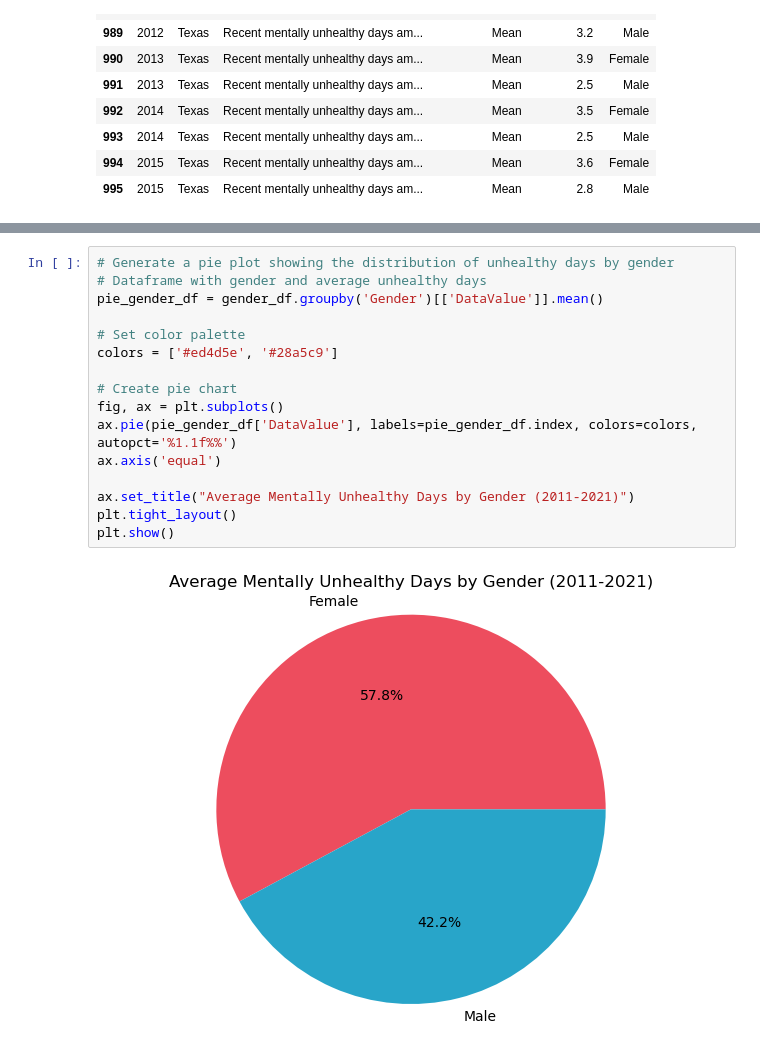
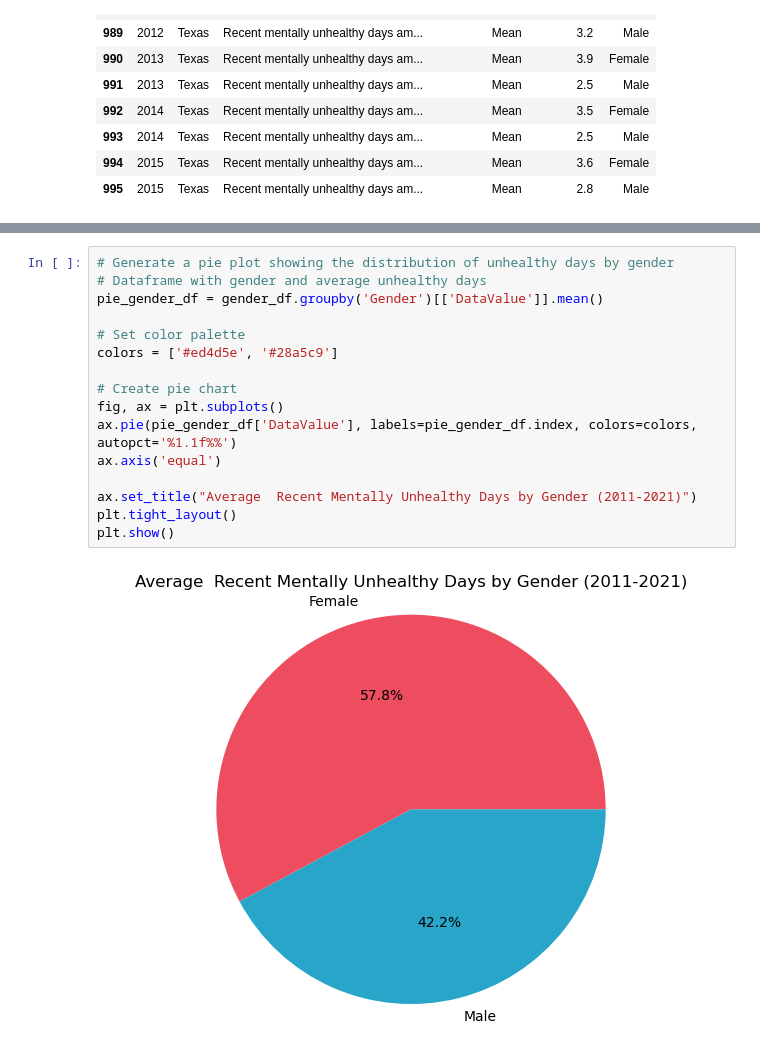
Before and after one commit to williamnzoiwu/Project-4, a Jupyter notebook: Mental_Health_Charts.ipynb, the cells around one changed output, grey strips where cells are left out. Drawn from its saved outputs; the diff is of its cells as text.

```diff
--- a/Mental_Health_Charts.ipynb
+++ b/Mental_Health_Charts.ipynb
@@ -240,21 +260,21 @@ plt.show()
 # %%
 # Generate a pie plot showing the distribution of unhealthy days by gender
 # Dataframe with gender and average unhealthy days
 pie_gender_df = gender_df.groupby('Gender')[['DataValue']].mean()
 
 # Set color palette
 colors = ['#ed4d5e', '#28a5c9']
 
 # Create pie chart
 fig, ax = plt.subplots()
 ax.pie(pie_gender_df['DataValue'], labels=pie_gender_df.index, colors=colors, autopct='%1.1f%%')
 ax.axis('equal')
 
-ax.set_title("Average Mentally Unhealthy Days by Gender (2011-2021)")
+ax.set_title("Average  Recent Mentally Unhealthy Days by Gender (2011-2021)")
 plt.tight_layout()
 plt.show()
 # %% [output]
-[figure, old version]
+[figure, new version]
 # %%
 # Generate a pie plot showing the distribution of unhealthy days by gender in Texas
 # Dataframe with gender and average unhealthy days
```
Also changed, not shown: parts of 8 cells of this notebook.
